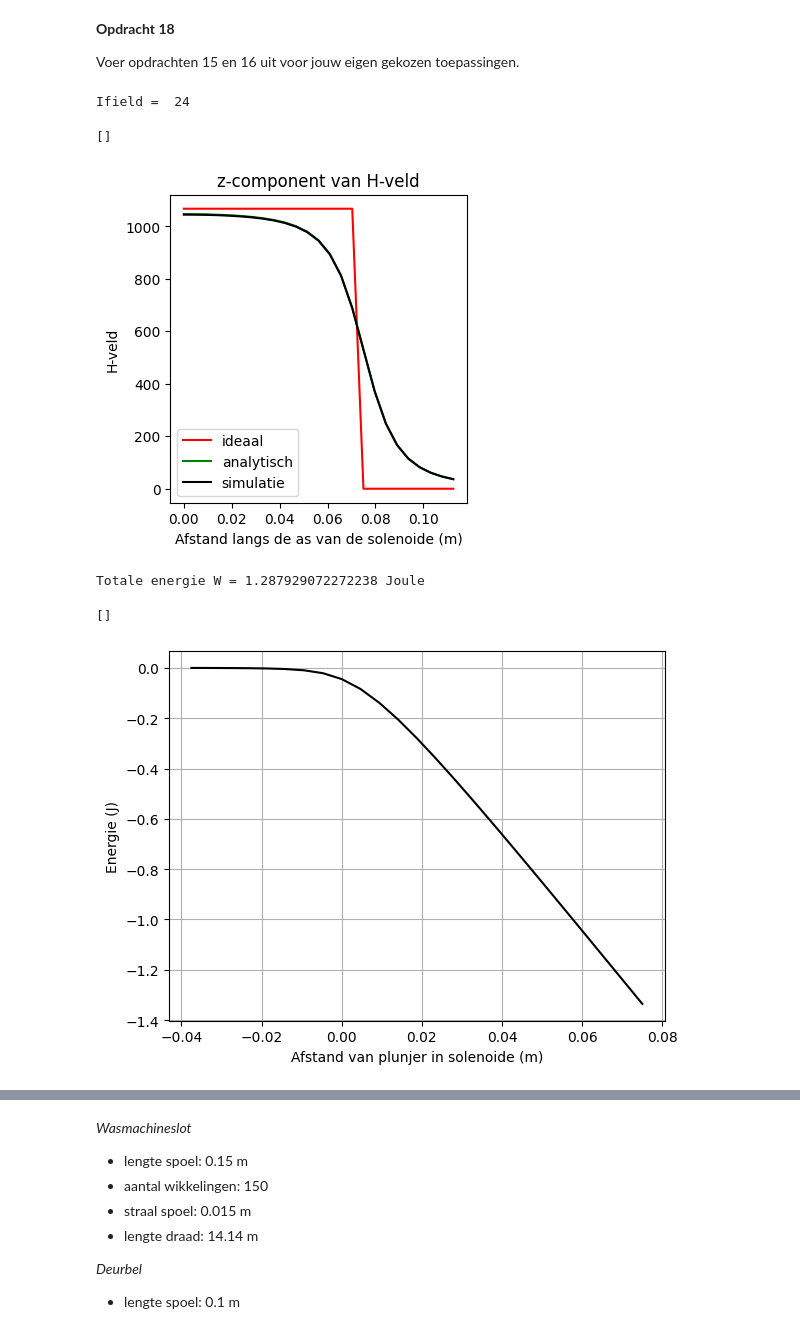
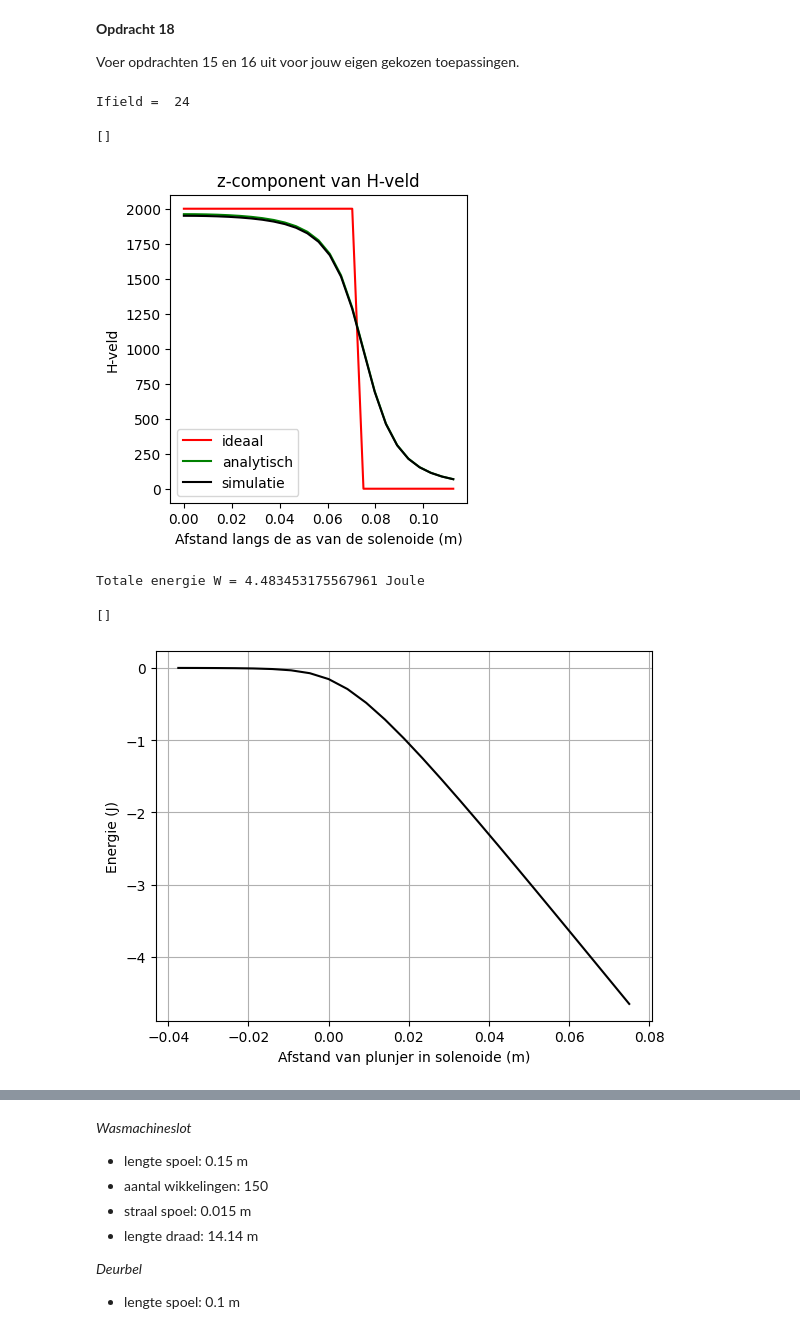
Before and after one commit to SebasvandenAkker/opdrachten-DEF-D, a Jupyter notebook: DigitaleOntwerpopdrachten/2KrachtactuatorOpdracht/KrachtactuatorOpdracht.ipynb, the cells around one changed output, grey strips where cells are left out. Saved outputs shown, nothing was run; the diff lists cells and outputs as text; code cells hidden in the pictures.

```diff
--- a/DigitaleOntwerpopdrachten/2KrachtactuatorOpdracht/KrachtactuatorOpdracht.ipynb
+++ b/DigitaleOntwerpopdrachten/2KrachtactuatorOpdracht/KrachtactuatorOpdracht.ipynb
@@ -629,7 +629,7 @@ L_sol=0.15
 r_sol= 0.015
 N=5000
 
-aantal_wikkelingen = 150
+aantal_omwentelingen = 150
 
 x,y,z = parametrisatie(N,r_sol,aantal_omwentelingen,L_sol)
 dl = np.column_stack((np.diff(x), np.diff(y), np.diff(z)))
@@ -657,34 +657,34 @@ for i_field in range(n_ax):
         Hsimulated += field_current_element(r_field, r_source, dl)
 
 
     # selecting the z-component
     H_ax[i_field,0]=Hsimulated[2]
 
 
 
 
 H_veld_ideaal = np.zeros(n_ax)
 H_veld_ideaal[np.abs(z_ax) < L_sol/2] = aantal_omwentelingen * I / L_sol
 
 # dit is nog een aardige analytische uitdrukking die je kan uitrekenen voor de z-component op de as van een solenoide met eindige lengte
 H_veld_analytisch=(aantal_omwentelingen*I/L_sol/2)*((L_sol/2-z_ax)/np.sqrt((z_ax- L_sol/2)**2 + r_sol**2)+(L_sol/2+z_ax)/np.sqrt((z_ax+ L_sol/2)**2 + r_sol**2))
 
 
 
 plt.figure(figsize=[13,4])
 plt.subplot(131)
 plt.title('z-component van H-veld')
 plt.plot(z_ax, H_veld_ideaal, '-r', label='ideaal')
 plt.plot(z_ax, H_veld_analytisch, '-g', label='analytisch')
 plt.plot(z_ax, H_ax, '-k', label='simulatie')
 plt.xlabel('Afstand langs de as van de solenoide (m)')
 plt.ylabel('H-veld')
 plt.legend()
 plt.plot()
 # %% [output]
 Ifield =  24
 []
-[figure, old version]
+[figure, new version]
 # %%
 
 # integrate the field up to point z_p
@@ -704,9 +704,9 @@ plt.ylabel('Energie (J)')
 plt.grid()
 plt.plot()
 # %% [output]
-Totale energie W = 1.287929072272238 Joule
+Totale energie W = 4.483453175567961 Joule
 []
-[figure, old version]
+[figure, new version]
 # %%
 force_analytical = -mu_0*mu_r*np.pi*r_sol**2*aantal_omwentelingen**2*I**2/2/L_sol**2 # Kracht uitrekenen numeriek
 force_numerical=np.diff(Wz, n=1, append=[0])/(z_ax[1] - z_ax[0]) # Kracht uitrekenen
```
Also changed, not shown: parts of 5 cells of this notebook.
